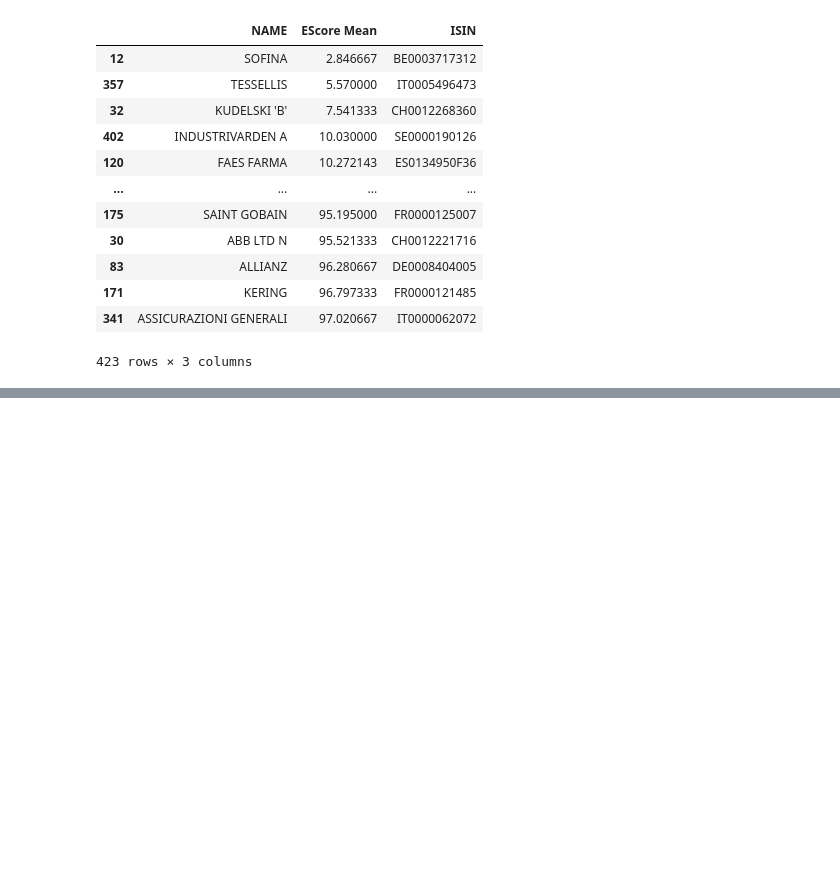
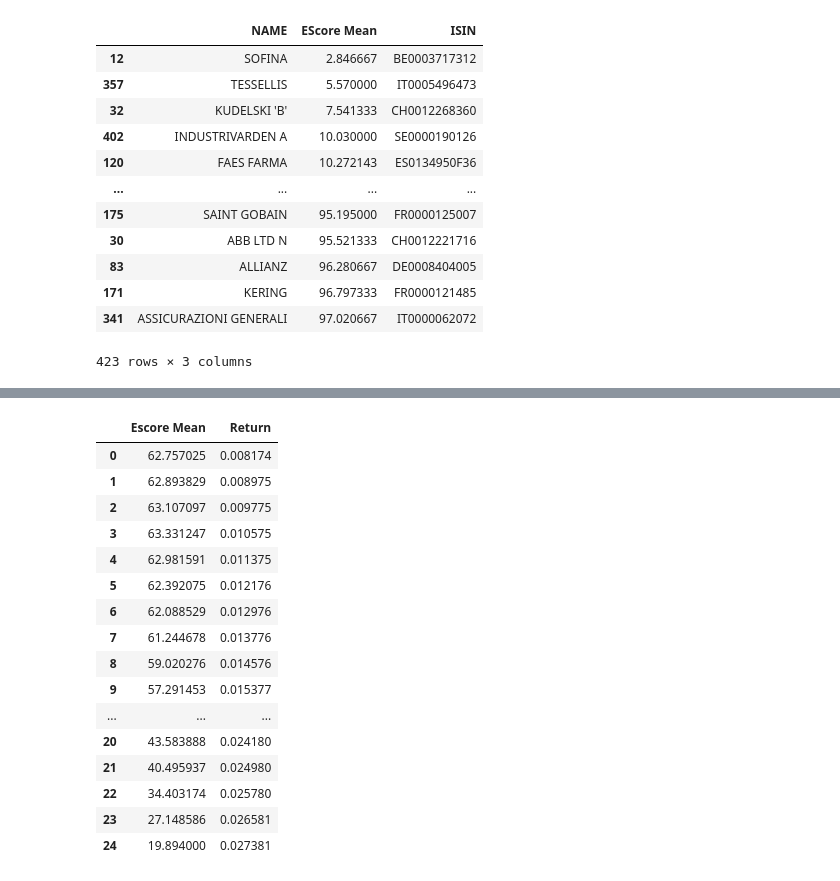
Before and after one commit to BalthazazarDuc/SEF-HW2, a Jupyter notebook: EX1.ipynb, the cells around one changed output, grey strips where cells are left out. Drawn from its saved outputs; the diff is of its cells as text; code cells hidden in the pictures; blank space fills up the shorter version.

```diff
--- a/EX1.ipynb
+++ b/EX1.ipynb
@@ -374,0 +462,22 @@ df_E_ISIN_sorted
+# %%
+df_EscoreMean_return = pd.concat([weighted_avrg_EScore, df_portfolios_returns], axis=1)
+df_EscoreMean_return = df_EscoreMean_return.rename(columns={df_EscoreMean_return.columns[0]: 'Escore Mean'})
+df_EscoreMean_return
+# %% [output]
+|  | Escore Mean | Return |
+| 0 | 62.757025 | 0.008174 |
+| 1 | 62.893829 | 0.008975 |
+| 2 | 63.107097 | 0.009775 |
+| 3 | 63.331247 | 0.010575 |
+| 4 | 62.981591 | 0.011375 |
+| 5 | 62.392075 | 0.012176 |
+| 6 | 62.088529 | 0.012976 |
+| 7 | 61.244678 | 0.013776 |
+| 8 | 59.020276 | 0.014576 |
+| 9 | 57.291453 | 0.015377 |
+| ... | ... | ... |
+| 20 | 43.583888 | 0.024180 |
+| 21 | 40.495937 | 0.024980 |
+| 22 | 34.403174 | 0.025780 |
+| 23 | 27.148586 | 0.026581 |
+| 24 | 19.894000 | 0.027381 |
```
Also changed, not shown: parts of 11 cells of this notebook.
